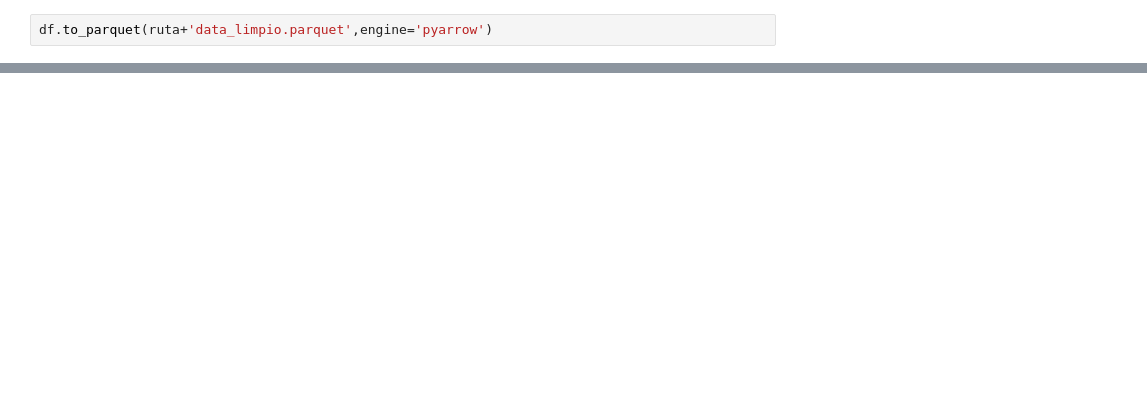
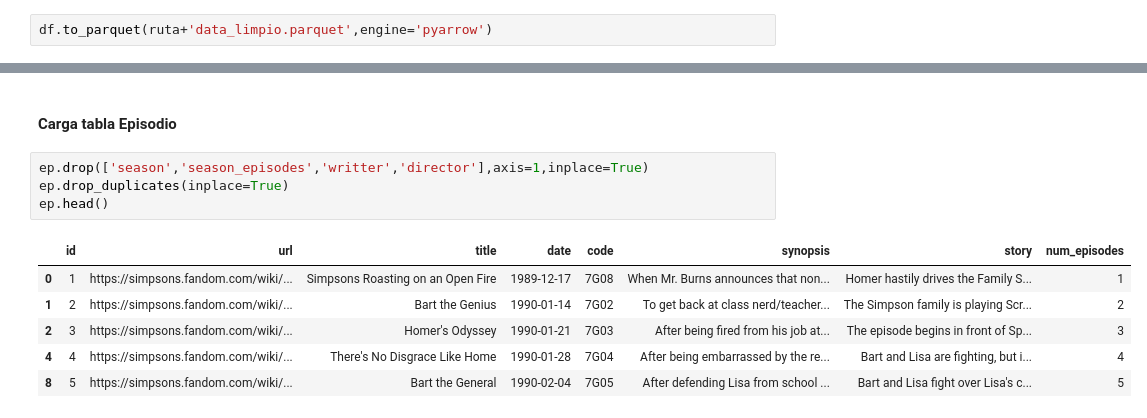
Before and after one commit to alesm99/TheSimpsons, a Jupyter notebook: ETL_TheSimpsons.ipynb, the cells around one changed output, grey strips where cells are left out. Saved outputs shown, nothing was run; the diff lists cells and outputs as text; blank space fills up the shorter version.

Commit message:
Add files via upload
Hasta carga y diagrama E-R

```diff
--- a/ETL_TheSimpsons.ipynb
+++ b/ETL_TheSimpsons.ipynb
@@ -393,0 +575,13 @@ df.to_parquet(ruta+'data_limpio.parquet',engine='pyarrow')
+# %% [markdown]
+#### Carga tabla Episodio
+# %%
+ep.drop(['season','season_episodes','writter','director'],axis=1,inplace=True)
+ep.drop_duplicates(inplace=True)
+ep.head()
+# %% [output]
+|  | id | url | title | date | code | synopsis | story | num_episodes |
+| 0 | 1 | https://simpsons.fandom.com/wiki/... | Simpsons Roasting on an Open Fire | 1989-12-17 | 7G08 | When Mr. Burns announces that non... | Homer hastily drives the Family S... | 1 |
+| 1 | 2 | https://simpsons.fandom.com/wiki/... | Bart the Genius | 1990-01-14 | 7G02 | To get back at class nerd/teacher... | The Simpson family is playing Scr... | 2 |
+| 2 | 3 | https://simpsons.fandom.com/wiki/... | Homer's Odyssey | 1990-01-21 | 7G03 | After being fired from his job at... | The episode begins in front of Sp... | 3 |
+| 4 | 4 | https://simpsons.fandom.com/wiki/... | There's No Disgrace Like Home | 1990-01-28 | 7G04 | After being embarrassed by the re... | Bart and Lisa are fighting, but i... | 4 |
+| 8 | 5 | https://simpsons.fandom.com/wiki/... | Bart the General | 1990-02-04 | 7G05 | After defending Lisa from school ... | Bart and Lisa fight over Lisa's c... | 5 |
```
Also changed, not shown: parts of 37 cells of this notebook, 3 other files.
